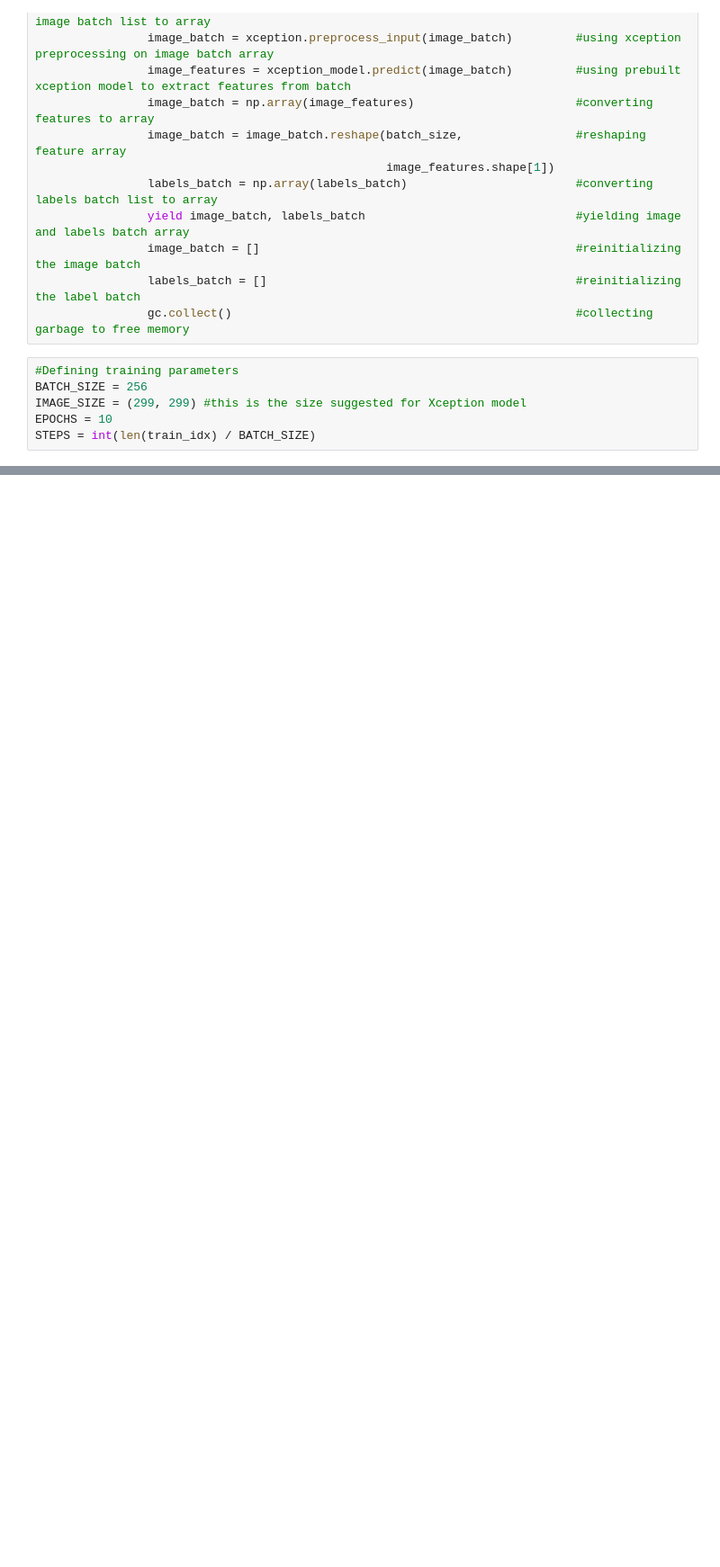
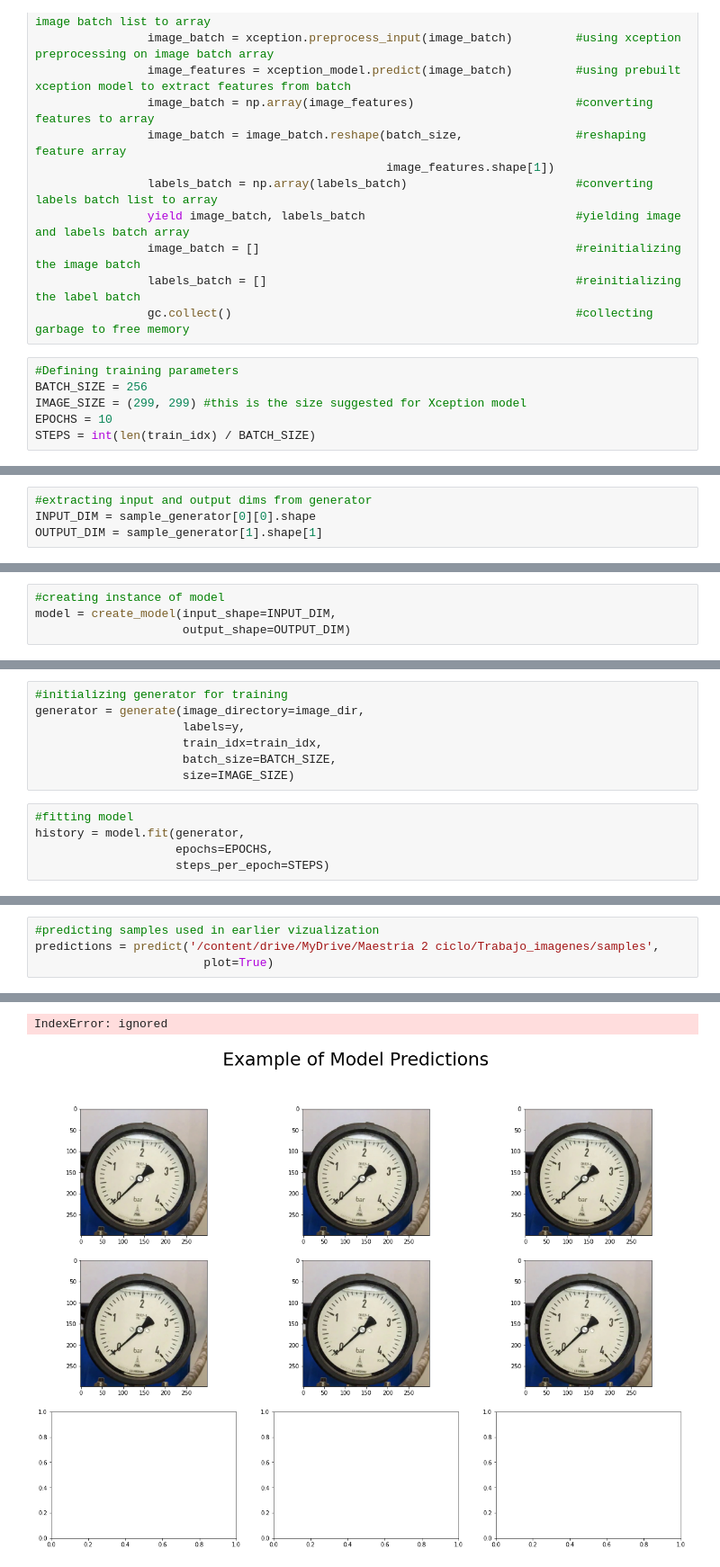
Before and after one commit to k1ch4n/MCC616_InformeFinal_G6, a Jupyter notebook: Trabajo_final_imagenes.ipynb, the cells around one changed output, grey strips where cells are left out. Shown at 90% size. Drawn from its saved outputs; the diff is of its cells as text; blank space fills up the shorter version.

Commit message:
Se actualiza parametros y crea modelo

```diff
--- a/Trabajo_final_imagenes.ipynb
+++ b/Trabajo_final_imagenes.ipynb
@@ -239,0 +254,4 @@ FileNotFoundError: ignored
+# %%
+#extracting input and output dims from generator
+INPUT_DIM = sample_generator[0][0].shape
+OUTPUT_DIM = sample_generator[1].shape[1]
@@ -239,0 +299,4 @@ FileNotFoundError: ignored
+# %%
+#creating instance of model
+model = create_model(input_shape=INPUT_DIM,
+                     output_shape=OUTPUT_DIM)
@@ -239,0 +324,12 @@ FileNotFoundError: ignored
+# %%
+#initializing generator for training
+generator = generate(image_directory=image_dir,
+                     labels=y,
+                     train_idx=train_idx,
+                     batch_size=BATCH_SIZE,
+                     size=IMAGE_SIZE)
+# %%
+#fitting model
+history = model.fit(generator,
+                    epochs=EPOCHS,
+                    steps_per_epoch=STEPS)
@@ -239,0 +436,5 @@ FileNotFoundError: ignored
+# %%
+#predicting samples used in earlier vizualization
+predictions = predict('/content/drive/MyDrive/Maestria 2 ciclo/Trabajo_imagenes/samples',
+                        plot=True)
+# %% [output]
@@ -239,0 +444,2 @@ FileNotFoundError: ignored
+IndexError: ignored
+[figure, added]
```
Also changed, not shown: parts of 18 cells of this notebook.
